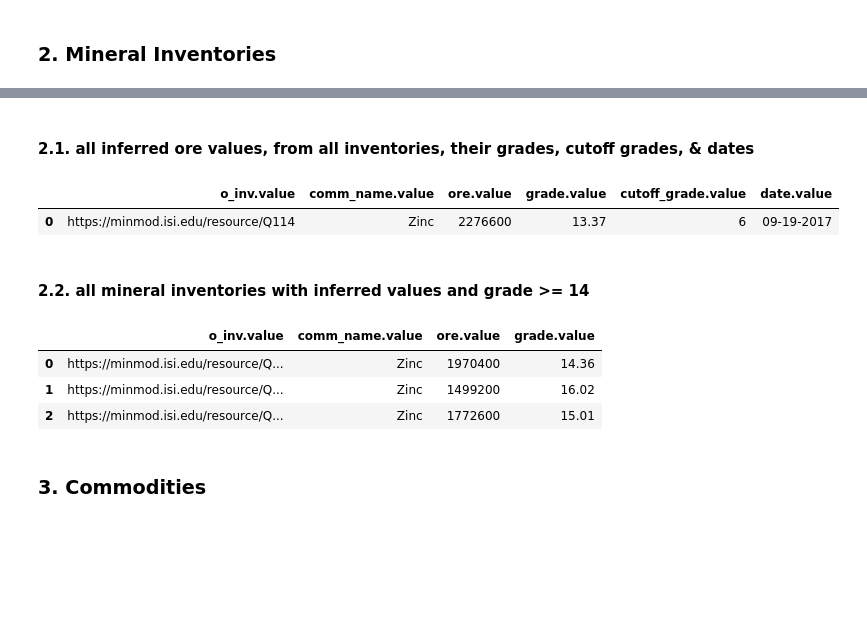
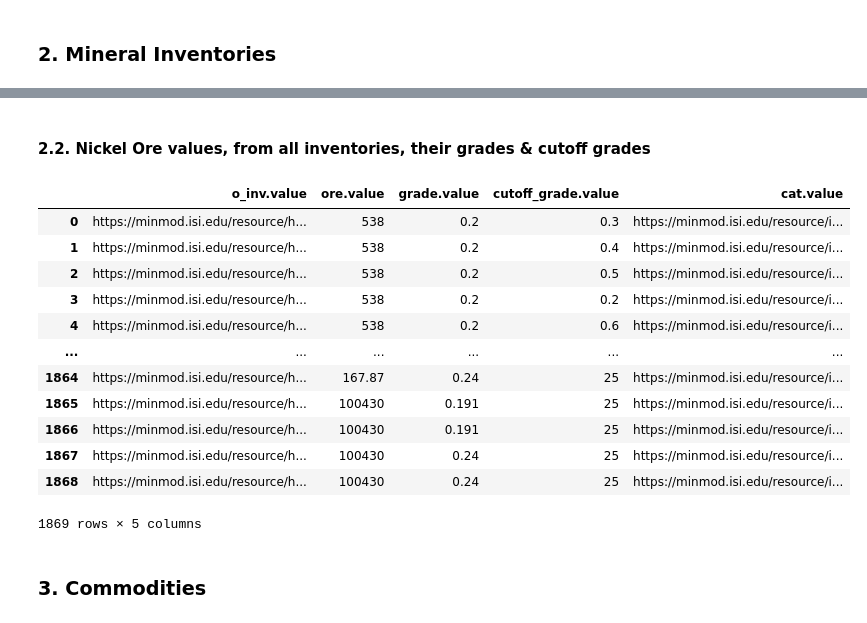
Before and after one commit to binh-vu/ta2-minmod-data, a Jupyter notebook: sandbox/sparql_sandbox.ipynb, the cells around one changed output, grey strips where cells are left out. Cells and saved outputs as stored; diff of their text form; code cells hidden in the pictures; blank space fills up the shorter version.

```diff
--- a/sandbox/sparql_sandbox.ipynb
+++ b/sandbox/sparql_sandbox.ipynb
@@ -56,6 +56,7 @@ def run_sparql_query(query, endpoint='https://minmod.isi.edu/sparql', values=Fal
     PREFIX gkbi: <https://geokb.wikibase.cloud/entity/>
     PREFIX gkbp: <https://geokb.wikibase.cloud/wiki/Property:>
     PREFIX gkbt: <https://geokb.wikibase.cloud/prop/direct/>
+    PREFIX geo: <http://www.opengis.net/ont/geosparql#>
     \n''' + query
     # send query
     response = requests.post(
@@ -86,6 +87,8 @@ def run_geokb_query(query, values=False):
     return run_sparql_query(query, endpoint='https://geokb.wikibase.cloud/query/sparql', values=values)
 # %% [markdown]
 --------------------------------------------------------
+# %%
+pd.set_option('display.max_rows', 20)
 # %% [markdown]
 ### 0. Count total number of triples in KG
 # %%
@@ -115,38 +159,30 @@ run_minmod_query(query)
 # %% [markdown]
-#### 2.1. all **inferred** ore values, from all inventories, their grades, cutoff grades, & dates
+#### 2.2. **Nickel** Ore values, from all inventories, their grades & cutoff grades
 # %%
-query = ''' SELECT ?o_inv ?comm_name ?ore ?grade ?cutoff_grade ?date
+query = ''' SELECT ?o_inv ?ore ?grade ?cutoff_grade ?cat
             WHERE {
                 ?s :mineral_inventory ?o_inv .
-                ?o_inv :category :Inferred .
-                ?o_inv :commodity [ :name ?comm_name ] .
+                ?o_inv :category ?cat .
+                ?o_inv :commodity [ :name "Nickel"@en ] .
                 ?o_inv :ore [ :ore_value ?ore ] .
                 ?o_inv :grade [ :grade_value ?grade ] .
                 ?o_inv :cutoff_grade [ :grade_value ?cutoff_grade ] .
-                ?o_inv :date ?date .
             } '''
 run_minmod_query(query, values=True)
 # %% [output]
-|  | o_inv.value | comm_name.value | ore.value | grade.value | cutoff_grade.value | date.value |
-| 0 | https://minmod.isi.edu/resource/Q114 | Zinc | 2276600 | 13.37 | 6 | 09-19-2017 |
+|  | o_inv.value | ore.value | grade.value | cutoff_grade.value | cat.value |
+| 0 | https://minmod.isi.edu/resource/h... | 538 | 0.2 | 0.3 | https://minmod.isi.edu/resource/i... |
+| 1 | https://minmod.isi.edu/resource/h... | 538 | 0.2 | 0.4 | https://minmod.isi.edu/resource/i... |
+| 2 | https://minmod.isi.edu/resource/h... | 538 | 0.2 | 0.5 | https://minmod.isi.edu/resource/i... |
+| 3 | https://minmod.isi.edu/resource/h... | 538 | 0.2 | 0.2 | https://minmod.isi.edu/resource/i... |
+| 4 | https://minmod.isi.edu/resource/h... | 538 | 0.2 | 0.6 | https://minmod.isi.edu/resource/i... |
+| ... | ... | ... | ... | ... | ... |
+| 1864 | https://minmod.isi.edu/resource/h... | 167.87 | 0.24 | 25 | https://minmod.isi.edu/resource/i... |
+| 1865 | https://minmod.isi.edu/resource/h... | 100430 | 0.191 | 25 | https://minmod.isi.edu/resource/i... |
+| 1866 | https://minmod.isi.edu/resource/h... | 100430 | 0.191 | 25 | https://minmod.isi.edu/resource/i... |
+| 1867 | https://minmod.isi.edu/resource/h... | 100430 | 0.24 | 25 | https://minmod.isi.edu/resource/i... |
+| 1868 | https://minmod.isi.edu/resource/h... | 100430 | 0.24 | 25 | https://minmod.isi.edu/resource/i... |
+1869 rows × 5 columns
-# %% [markdown]
-#### 2.2. all mineral inventories with **inferred** values and grade >= 14
-# %%
-query = ''' SELECT ?o_inv ?comm_name ?ore ?grade
-            WHERE {
-                ?s :mineral_inventory ?o_inv .
-                ?o_inv :category :Inferred .
-                ?o_inv :commodity [ :name ?comm_name ] .
-                ?o_inv :ore [ :ore_value ?ore ] .
-                ?o_inv :grade [ :grade_value ?grade ] .
-                FILTER (?grade >= 14)
-            } '''
-run_minmod_query(query, values=True)
-# %% [output]
-|  | o_inv.value | comm_name.value | ore.value | grade.value |
-| 0 | https://minmod.isi.edu/resource/Q... | Zinc | 1970400 | 14.36 |
-| 1 | https://minmod.isi.edu/resource/Q... | Zinc | 1499200 | 16.02 |
-| 2 | https://minmod.isi.edu/resource/Q... | Zinc | 1772600 | 15.01 |
 # %% [markdown]
 ### 3. Commodities
 # %% [markdown]
```
Also changed, not shown: parts of 15 cells of this notebook.
